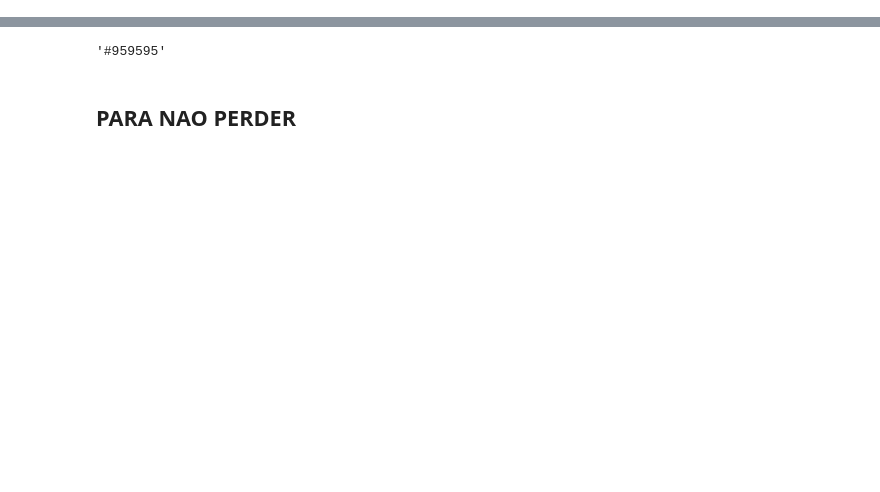
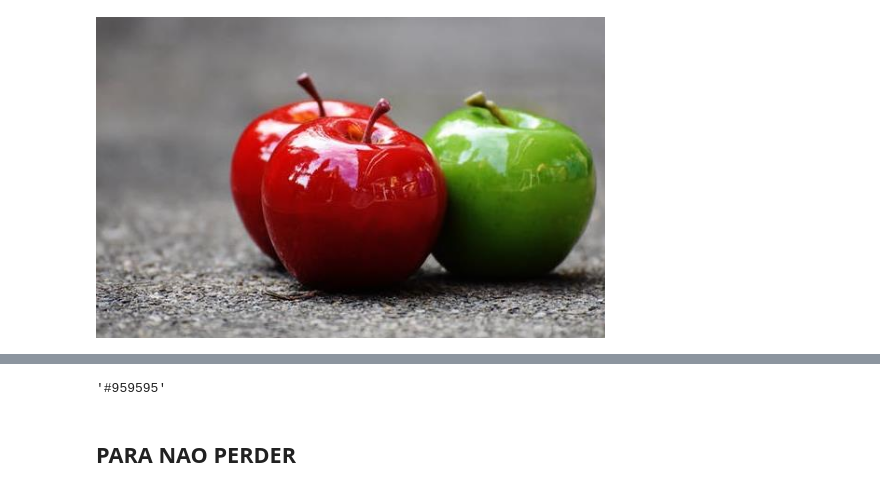
Before and after one commit to LeomaxFilho/DPI-filters, a Jupyter notebook: src/notebooks/0.1_Leomax_DPI.ipynb, the cells around one changed output, grey strips where cells are left out. Saved outputs shown, nothing was run; the diff lists cells and outputs as text; code cells hidden in the pictures; blank space fills up the shorter version.

```diff
--- a/src/notebooks/0.1_Leomax_DPI.ipynb
+++ b/src/notebooks/0.1_Leomax_DPI.ipynb
@@ -13,3 +17,11 @@ path_image = Path(os.getcwd()).parent.parent / "data" / "images" / "Shapes.png"
 path_image_apple = Path(os.getcwd()).parent.parent / "data" / "images" / "apple_img.png"
 path_image_2 = Path(os.getcwd()).parent.parent / "data" / "images" / "testpat.1k.color2.tif"
 mask, mask_size, function, stride, dilatation_rate, activation_function = read_json(path_options)
+# %%
+# Ler imagem
+r, g, b, im, im_size, a = read_image(path_image_apple)
+
+# exibe imagem antes do processamento
+display(im)
+# %% [output]
+[figure, added]
```
Also changed, not shown: parts of 6 cells of this notebook, 6 other files.
